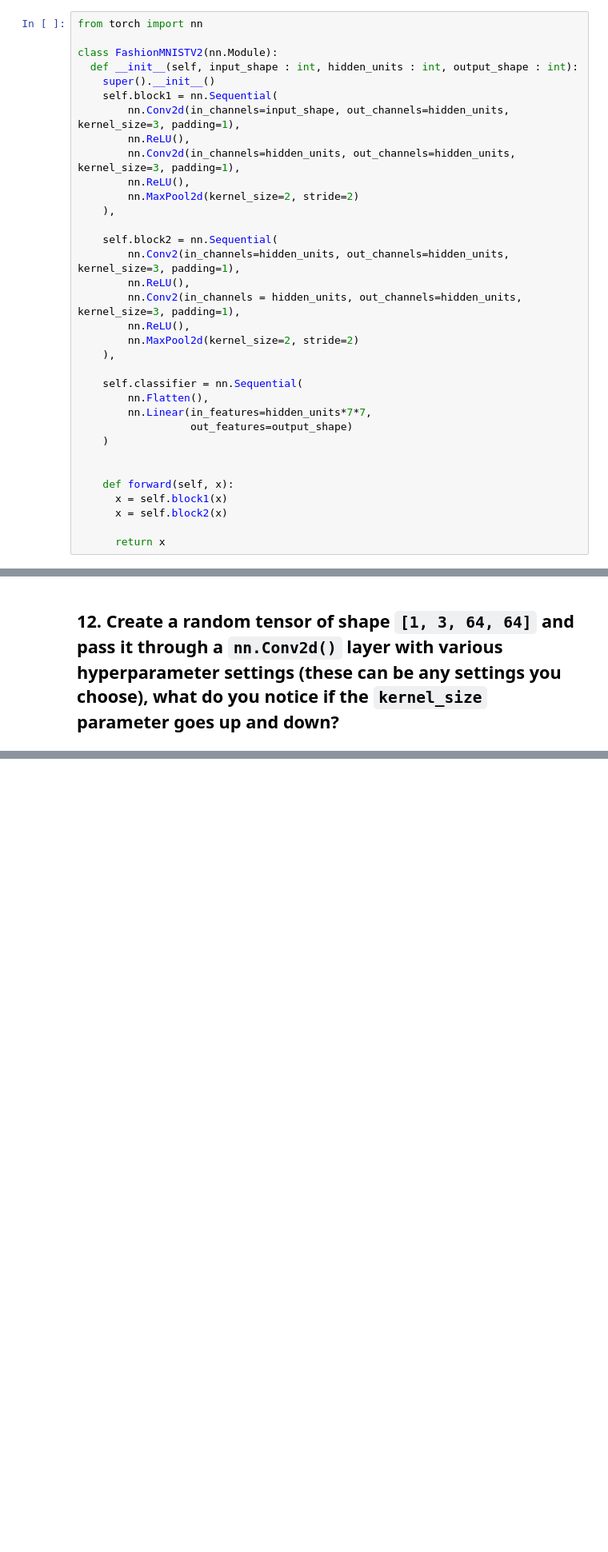
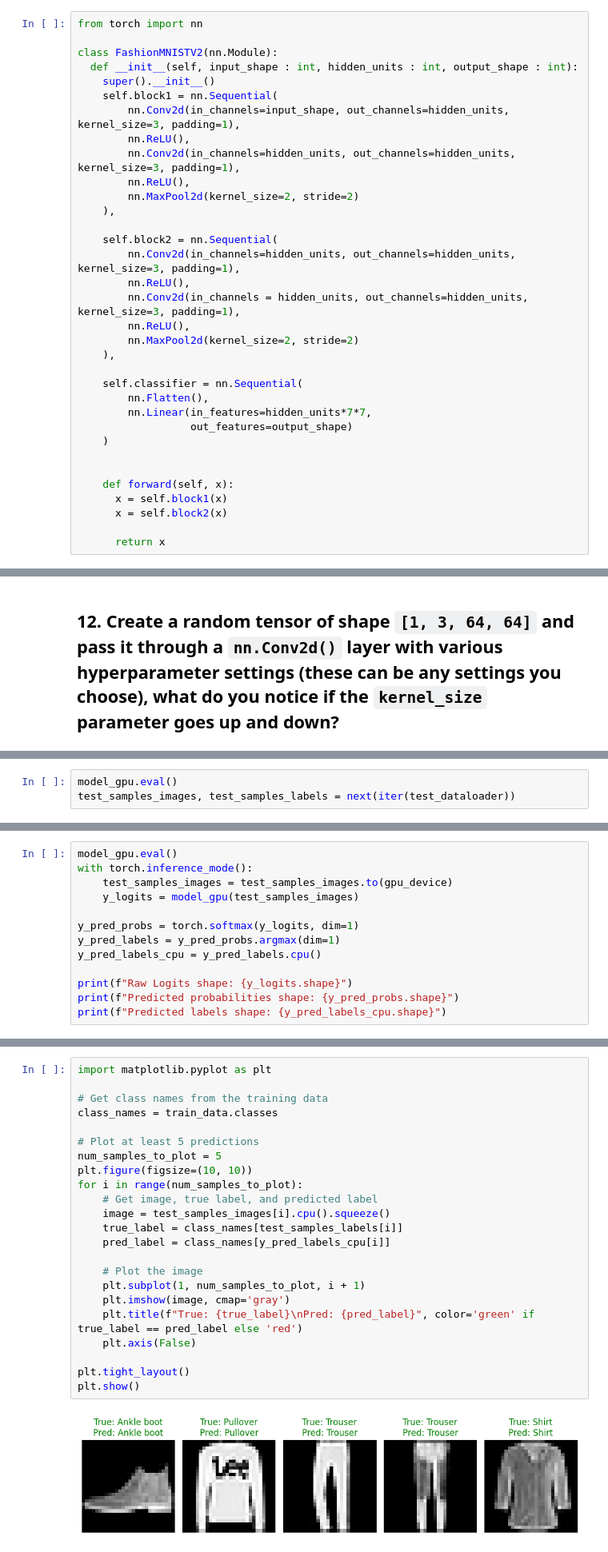
Before and after one commit to AjitShetti/AjitShetti, a Jupyter notebook: extras/exercises/03_pytorch_computer_vision_exercises.ipynb, the cells around one changed output, grey strips where cells are left out. Shown at 80% size. Drawn from its saved outputs; the diff is of its cells as text; blank space fills up the shorter version.

```diff
--- a/extras/exercises/03_pytorch_computer_vision_exercises.ipynb
+++ b/extras/exercises/03_pytorch_computer_vision_exercises.ipynb
@@ -117,9 +119,9 @@ class FashionMNISTV2(nn.Module):
     ),
 
     self.block2 = nn.Sequential(
-        nn.Conv2(in_channels=hidden_units, out_channels=hidden_units, kernel_size=3, padding=1),
+        nn.Conv2d(in_channels=hidden_units, out_channels=hidden_units, kernel_size=3, padding=1),
         nn.ReLU(),
-        nn.Conv2(in_channels = hidden_units, out_channels=hidden_units, kernel_size=3, padding=1),
+        nn.Conv2d(in_channels = hidden_units, out_channels=hidden_units, kernel_size=3, padding=1),
         nn.ReLU(),
         nn.MaxPool2d(kernel_size=2, stride=2)
     ),
@@ -151,0 +384,3 @@ class FashionMNISTV2(nn.Module):
+# %%
+model_gpu.eval()
+test_samples_images, test_samples_labels = next(iter(test_dataloader))
@@ -151,0 +395,13 @@ class FashionMNISTV2(nn.Module):
+# %%
+model_gpu.eval()
+with torch.inference_mode():
+    test_samples_images = test_samples_images.to(gpu_device)
+    y_logits = model_gpu(test_samples_images)
+
+y_pred_probs = torch.softmax(y_logits, dim=1)
+y_pred_labels = y_pred_probs.argmax(dim=1)
+y_pred_labels_cpu = y_pred_labels.cpu()
+
+print(f"Raw Logits shape: {y_logits.shape}")
+print(f"Predicted probabilities shape: {y_pred_probs.shape}")
+print(f"Predicted labels shape: {y_pred_labels_cpu.shape}")
@@ -151,0 +415,25 @@ class FashionMNISTV2(nn.Module):
+# %%
+import matplotlib.pyplot as plt
+
+# Get class names from the training data
+class_names = train_data.classes
+
+# Plot at least 5 predictions
+num_samples_to_plot = 5
+plt.figure(figsize=(10, 10))
+for i in range(num_samples_to_plot):
+    # Get image, true label, and predicted label
+    image = test_samples_images[i].cpu().squeeze()
+    true_label = class_names[test_samples_labels[i]]
+    pred_label = class_names[y_pred_labels_cpu[i]]
+
+    # Plot the image
+    plt.subplot(1, num_samples_to_plot, i + 1)
+    plt.imshow(image, cmap='gray')
+    plt.title(f"True: {true_label}\nPred: {pred_label}", color='green' if true_label == pred_label else 'red')
+    plt.axis(False)
+
+plt.tight_layout()
+plt.show()
+# %% [output]
+[figure, added]
```
Also changed, not shown: parts of 11 cells of this notebook.
